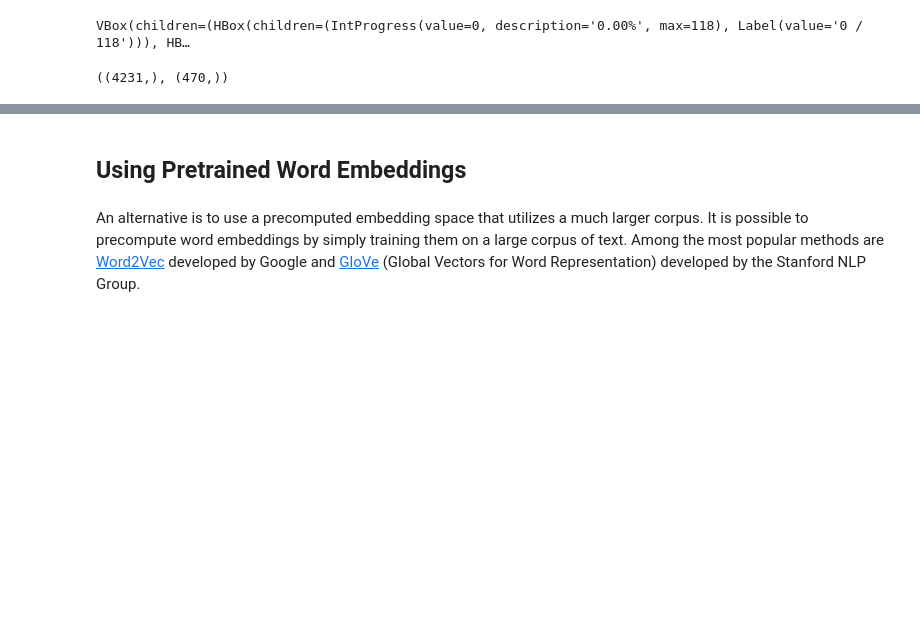
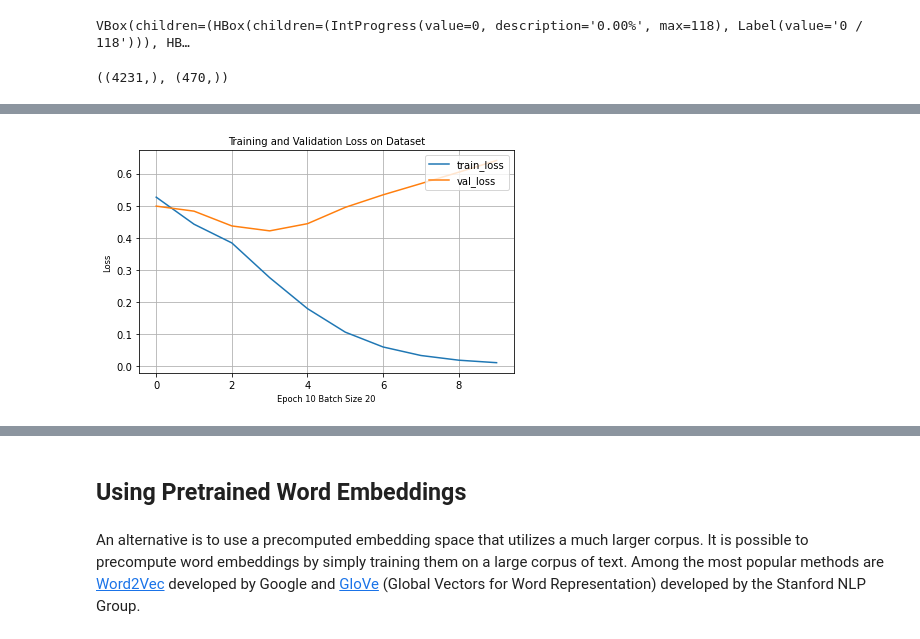
Before and after one commit to PrinandaRahmatullah/hoax-detection, a Jupyter notebook: neural_network/word_embedding.ipynb, the cells around one changed output, grey strips where cells are left out. Saved outputs shown, nothing was run; the diff lists cells and outputs as text; code cells hidden in the pictures; blank space fills up the shorter version.

```diff
--- a/neural_network/word_embedding.ipynb
+++ b/neural_network/word_embedding.ipynb
@@ -180,0 +165,25 @@ Epoch 10/10
+# %%
+# COMPILE MODEL
+adam = Adam(learning_rate=LEARNING_RATE)
+model.compile(optimizer=adam,
+              loss='binary_crossentropy',
+              metrics=['accuracy'])
+# %%
+# instantiate model callbacks
+model_callbacks = [
+        # EarlyStopping(monitor="val_loss", patience=5),
+        CSVLogger(
+            filename=f"../log/history_word_embedding.csv", separator=",", append=False),
+        ModelCheckpoint(
+            filepath=f"../model/model_word_embedding.h5", monitor="val_loss", save_best_only=True)
+    ]
+# %%
+# clear_session()
+# TRAIN MODEL
+history = model.fit(
+    X_train, y_train,
+    validation_data=(X_val, y_val),
+    epochs=EPOCHS,
+    batch_size=BS,
+    callbacks=model_callbacks,
+)
@@ -211,0 +256,19 @@ array([[0.7199089 ],
+# %%
+# Font option
+title_font = {'weight': 'medium', 'size': 'medium'}
+axis_font = {'size': 'small'}
+
+Numero = [x for x in range(EPOCHS)]
+# %%
+# Plot loss
+plt.figure()
+plt.plot(Numero, history.history["loss"], label="train_loss")
+plt.plot(Numero, history.history["val_loss"], label="val_loss")
+plt.title("Training and Validation Loss on Dataset", **title_font)
+plt.xlabel(f"Epoch {EPOCHS} Batch Size {BS}", **axis_font)
+plt.ylabel("Loss", **axis_font)
+plt.legend(loc='upper right')
+plt.tight_layout()
+plt.grid()
+# %% [output]
+[figure, added]
```
Also changed, not shown: parts of 27 cells of this notebook, 3 other files.
